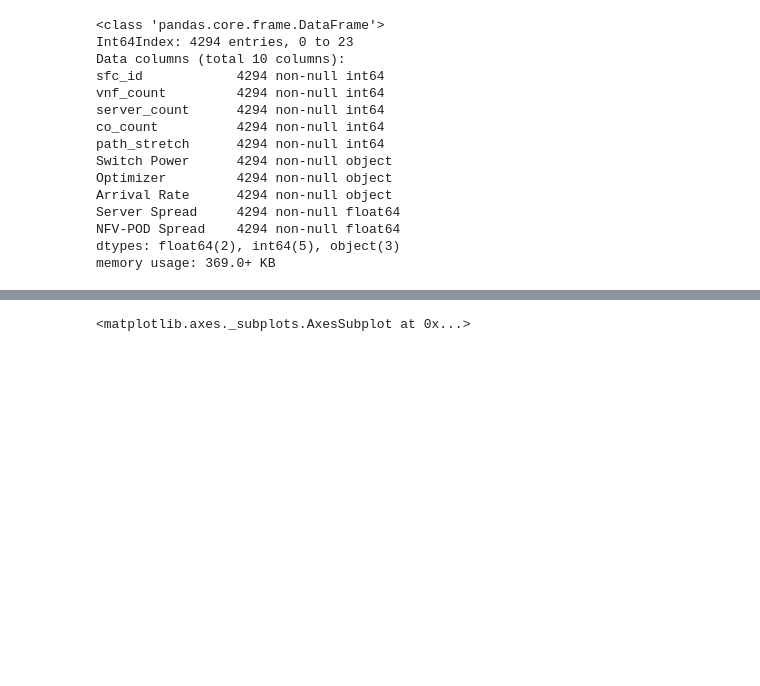
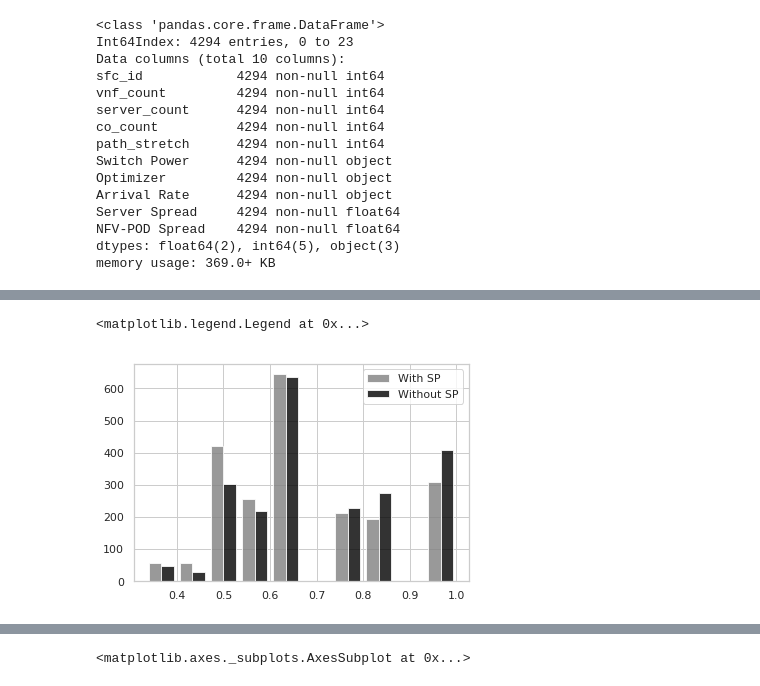
Before and after one commit to mfbari/esso, a Jupyter notebook: plots/plot_server_and_co_spread.ipynb, the cells around one changed output, grey strips where cells are left out. Drawn from its saved outputs; the diff is of its cells as text; code cells hidden in the pictures; blank space fills up the shorter version.

```diff
--- a/plots/plot_server_and_co_spread.ipynb
+++ b/plots/plot_server_and_co_spread.ipynb
@@ -164,0 +165,9 @@ array([[<matplotlib.axes._subplots.AxesSubplot object at 0x...>,
+# %%
+fig, ax = plt.subplots()
+x = spread_df[spread_df['Switch Power'] == 'Yes']['Server Spread']
+y = spread_df[spread_df['Switch Power'] == 'No']['Server Spread']
+ax.hist([x, y], color=['gray','black'], label=['With SP', 'Without SP'], alpha=0.8)
+ax.legend(loc='best')
+# %% [output]
+<matplotlib.legend.Legend at 0x...>
+[figure, added]
```
Also changed, not shown: parts of 12 cells of this notebook.
